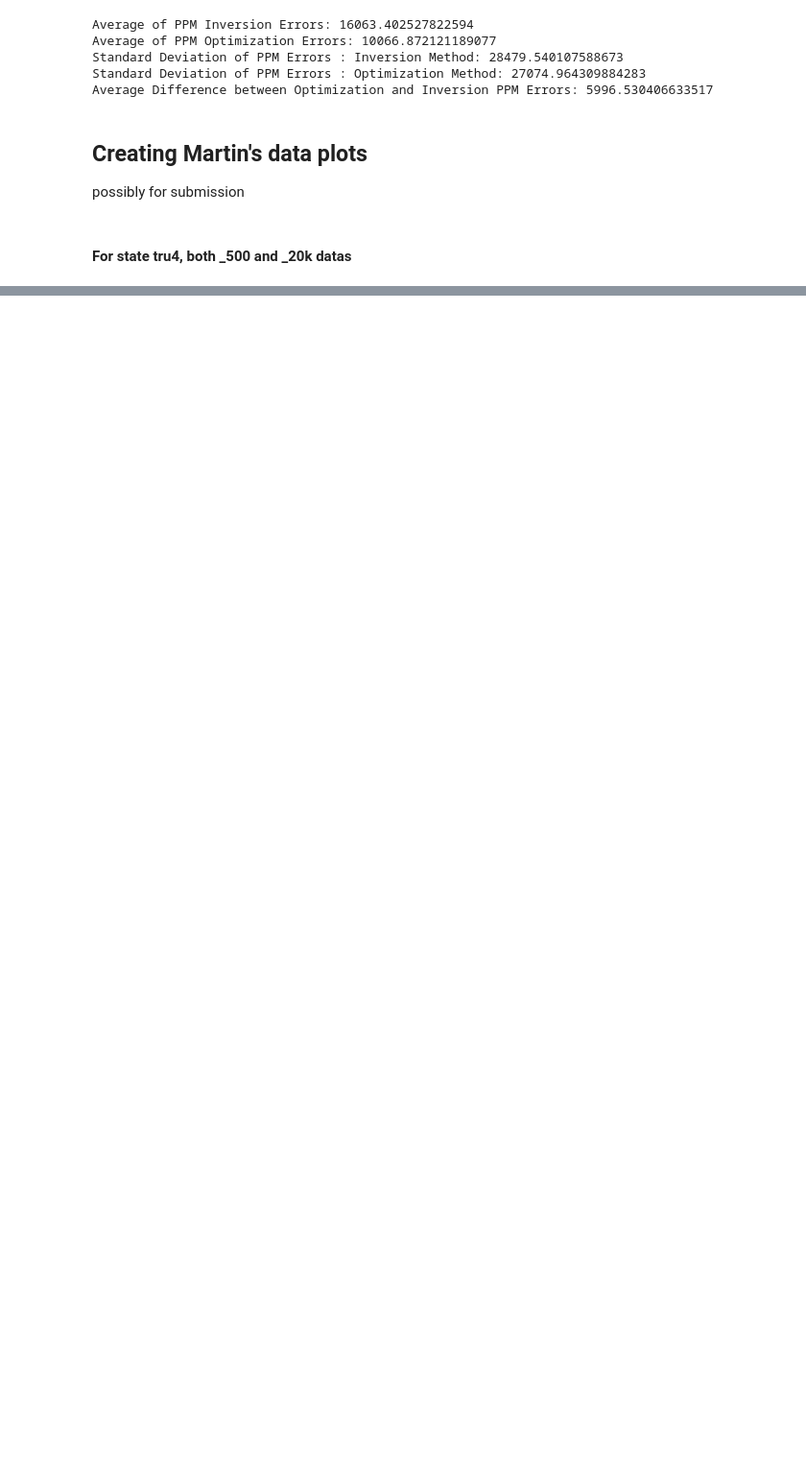
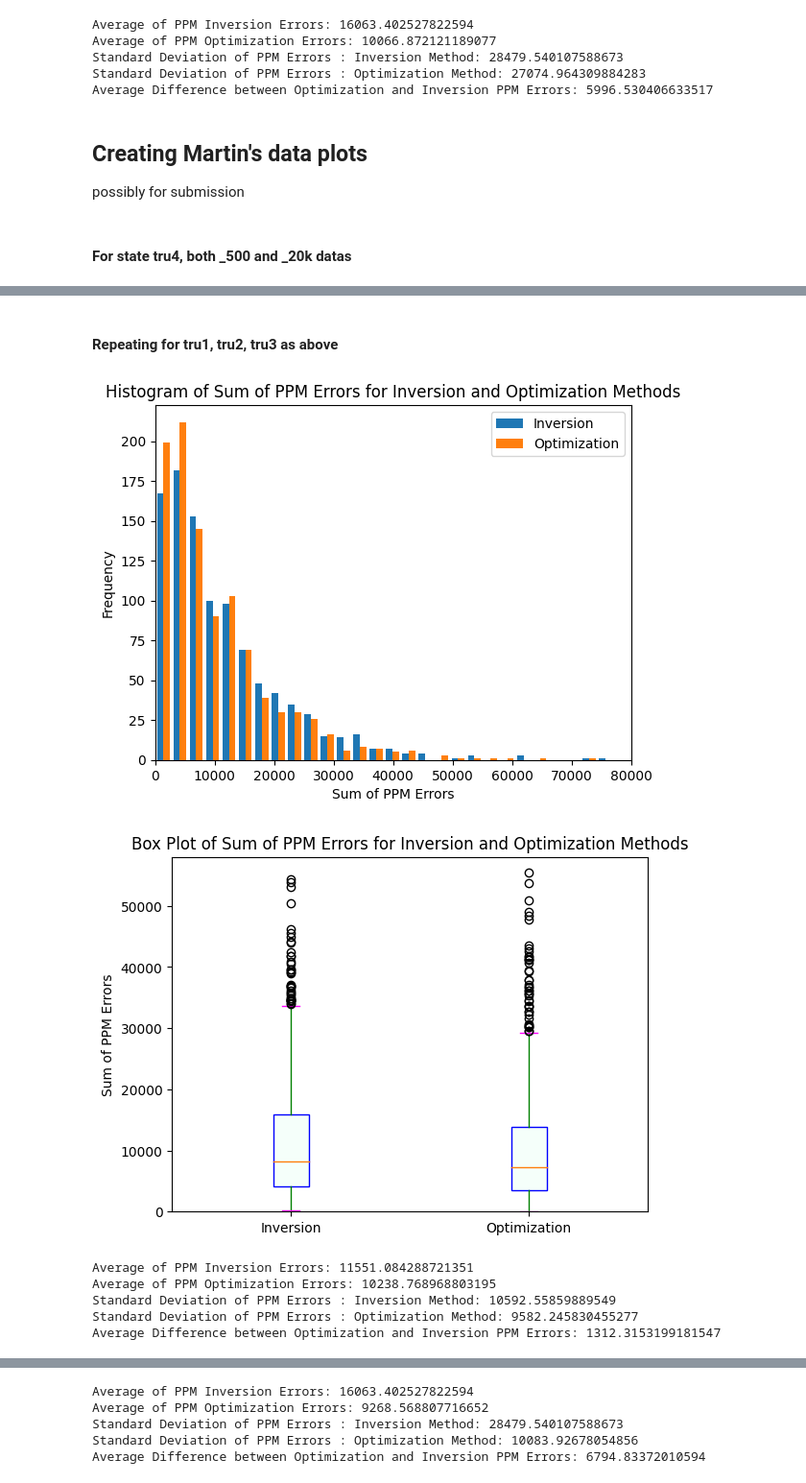
Before and after one commit to pranjagar/Pair_discrimination, a Jupyter notebook: Likelihood estimation MLE/MLE_plots_lean copy.ipynb, the cells around one changed output, grey strips where cells are left out. Shown: that part at 96% size. Cells and saved outputs as stored; diff of their text form; code cells hidden in the pictures; blank space fills up the shorter version.

```diff
--- a/Likelihood estimation MLE/MLE_plots_lean copy.ipynb
+++ b/Likelihood estimation MLE/MLE_plots_lean copy.ipynb
@@ -197,0 +259,2 @@ NameError: name 'errors4_500_inv' is not defined
+# %% [markdown]
+#### Repeating for tru1, tru2, tru3 as above
@@ -197,0 +302,13 @@ NameError: name 'errors4_500_inv' is not defined
+# %%
+# plotting Martin's data for tru1, tru2, tru3
+plot_ppm_errors(error_sum_lists_1, bins = 30, xlim = (0, 80000), ylim = (0, 58000))
+plot_ppm_errors(error_sum_lists_2, bins = 100, xlim = (0, 80000), ylim = (0, 65000))
+plot_ppm_errors(error_sum_lists_3, bins = 40, xlim = (0, 1030000), ylim = (0, 1010000))
+# %% [output]
+[figure, added]
+[figure, added]
+Average of PPM Inversion Errors: 11551.084288721351
+Average of PPM Optimization Errors: 10238.768968803195
+Standard Deviation of PPM Errors : Inversion Method: 10592.55859889549
+Standard Deviation of PPM Errors : Optimization Method: 9582.245830455277
+Average Difference between Optimization and Inversion PPM Errors: 1312.3153199181547
@@ -197,0 +317,5 @@ NameError: name 'errors4_500_inv' is not defined
+Average of PPM Inversion Errors: 16063.402527822594
+Average of PPM Optimization Errors: 9268.568807716652
+Standard Deviation of PPM Errors : Inversion Method: 28479.540107588673
+Standard Deviation of PPM Errors : Optimization Method: 10083.92678054856
+Average Difference between Optimization and Inversion PPM Errors: 6794.83372010594
```
Also changed, not shown: parts of 5 cells of this notebook, 4 other files.
